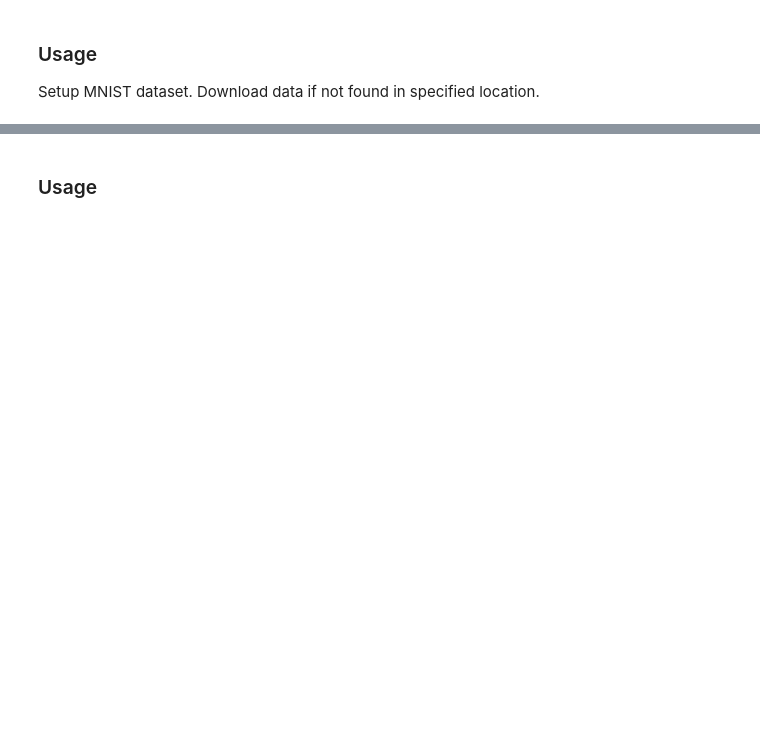
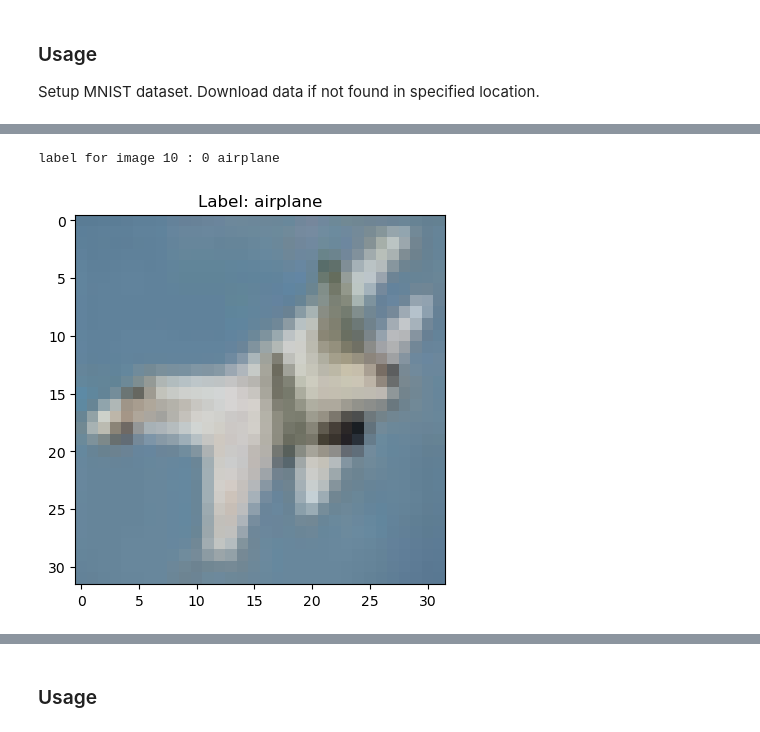
Before and after one commit to slegroux/nimrod, a Jupyter notebook: nbs/image.datasets.ipynb, the cells around one changed output, grey strips where cells are left out. Saved outputs shown, nothing was run; the diff lists cells and outputs as text; code cells hidden in the pictures; blank space fills up the shorter version.

```diff
--- a/nbs/image.datasets.ipynb
+++ b/nbs/image.datasets.ipynb
@@ -258,0 +314,7 @@ test = MNISTDataset(data_dir=None, train=True, transforms=transforms.ToTensor())
+# %%
+idx = 10
+print(f"label for image {idx} :", test[idx][1], test.int2str(test[idx][1]))
+test.show(idx)
+# %% [output]
+label for image 10 : 0 airplane
+[figure, added]
```
Also changed, not shown: parts of 26 cells of this notebook, 13 other files.
